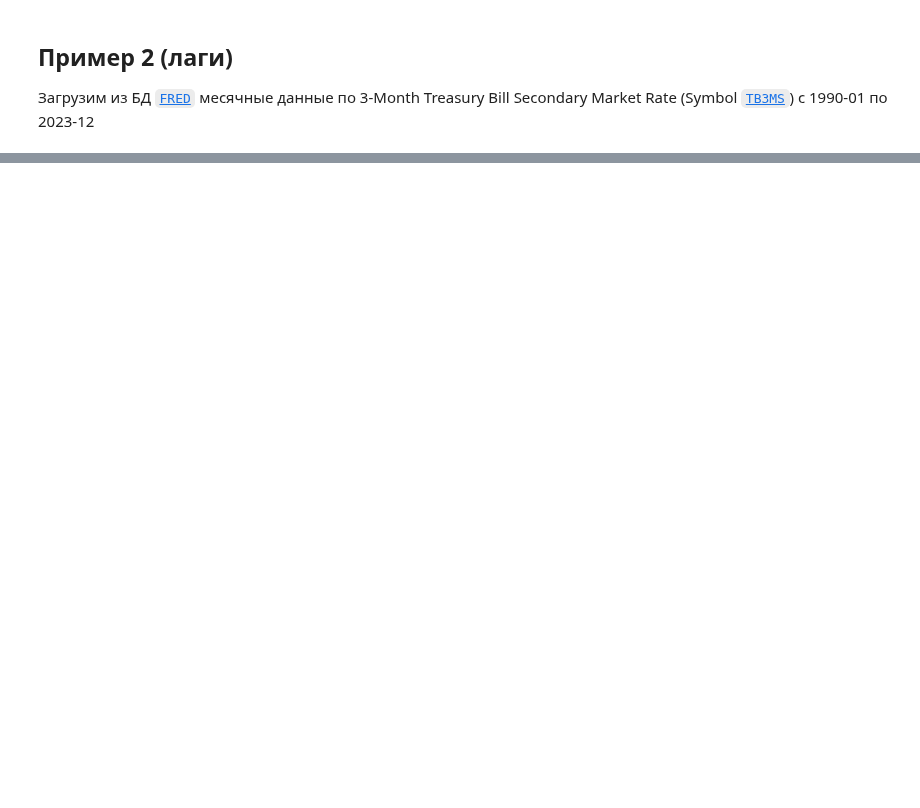
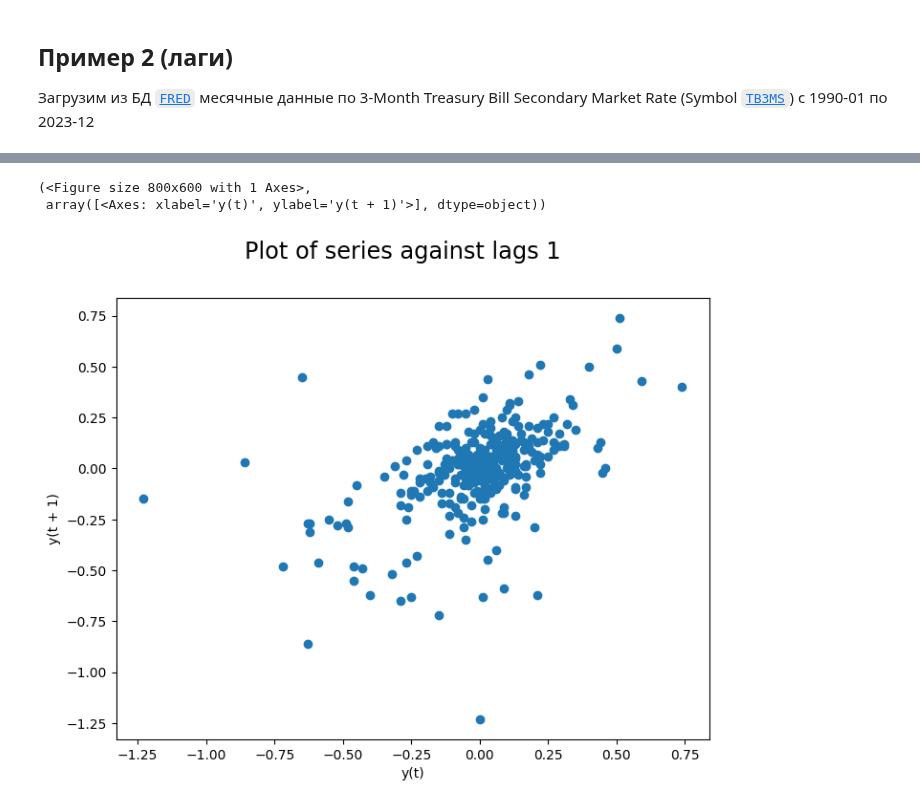
Before and after one commit to artamonoff/econometrica, a Jupyter notebook: time-series-analysis/jupyter-notebooks/diff-and-lags.ipynb, the cells around one changed output, grey strips where cells are left out. Drawn from its saved outputs; the diff is of its cells as text; code cells hidden in the pictures; blank space fills up the shorter version.

Commit message:
update diff & lags

```diff
--- a/time-series-analysis/jupyter-notebooks/diff-and-lags.ipynb
+++ b/time-series-analysis/jupyter-notebooks/diff-and-lags.ipynb
@@ -78,0 +167,8 @@ rate
+# %%
+plot_lags(y.diff().dropna(), lags=1)
+
+plt.show()
+# %% [output]
+(<Figure size 800x600 with 1 Axes>,
+ array([<Axes: xlabel='y(t)', ylabel='y(t + 1)'>], dtype=object))
+[figure, added]
```
Also changed, not shown: parts of 19 cells of this notebook.
